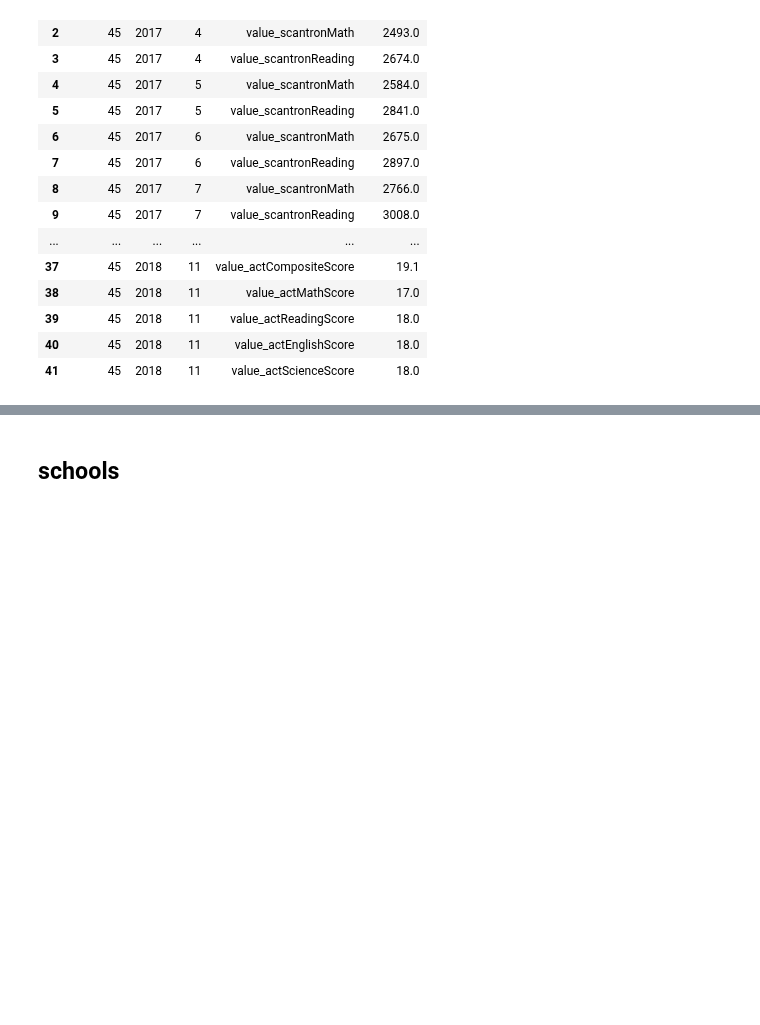
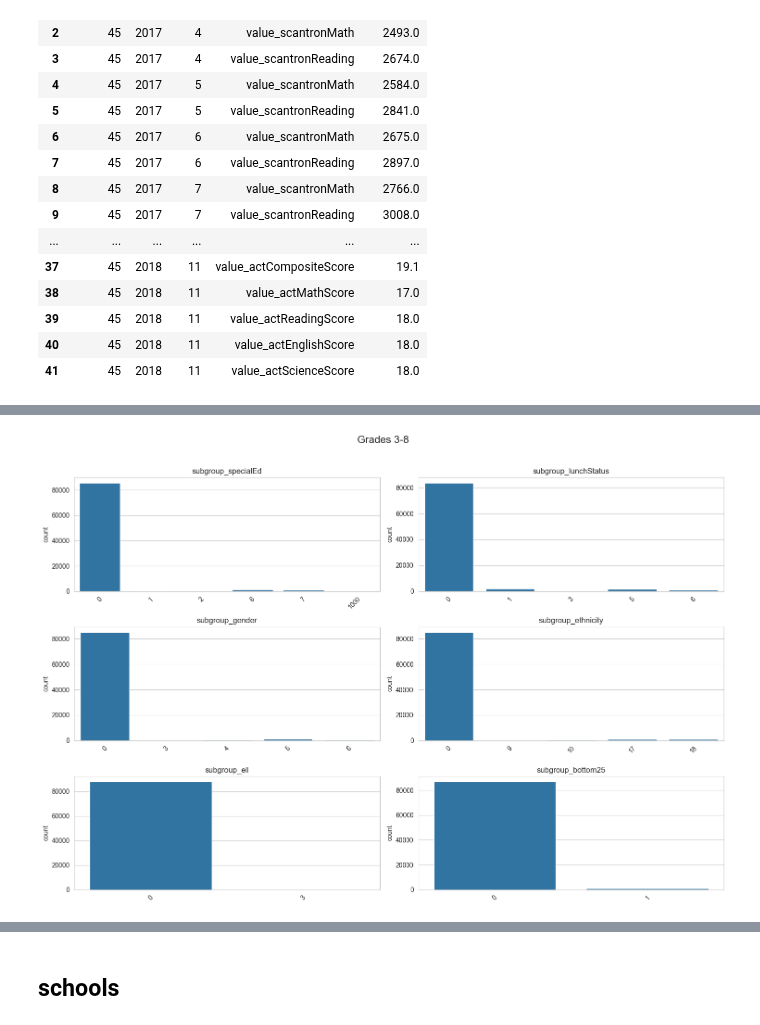
Before and after one commit to level-data-1a/predicting-proficiency, a Jupyter notebook: allison-explore.ipynb, the cells around one changed output, grey strips where cells are left out. Cells and saved outputs as stored; diff of their text form; code cells hidden in the pictures; blank space fills up the shorter version.

```diff
--- a/allison-explore.ipynb
+++ b/allison-explore.ipynb
@@ -50,0 +418,15 @@ benchmarks_df
+# %%
+plt.figure(figsize=(15, 10))
+plt.suptitle('Grades 3-8', fontsize=16, y=1.02)
+
+for i, subgroup in enumerate(subgroups, 1):
+    plt.subplot(3, 2, i)
+    sns.countplot(data=subgroups_3_to_8, x=subgroup)
+    plt.title(f'{subgroup}')
+    plt.xticks(rotation=45)
+    plt.xlabel('')
+
+plt.tight_layout()
+plt.show()
+# %% [output]
+[figure, added]
```
Also changed, not shown: parts of 63 cells of this notebook.
